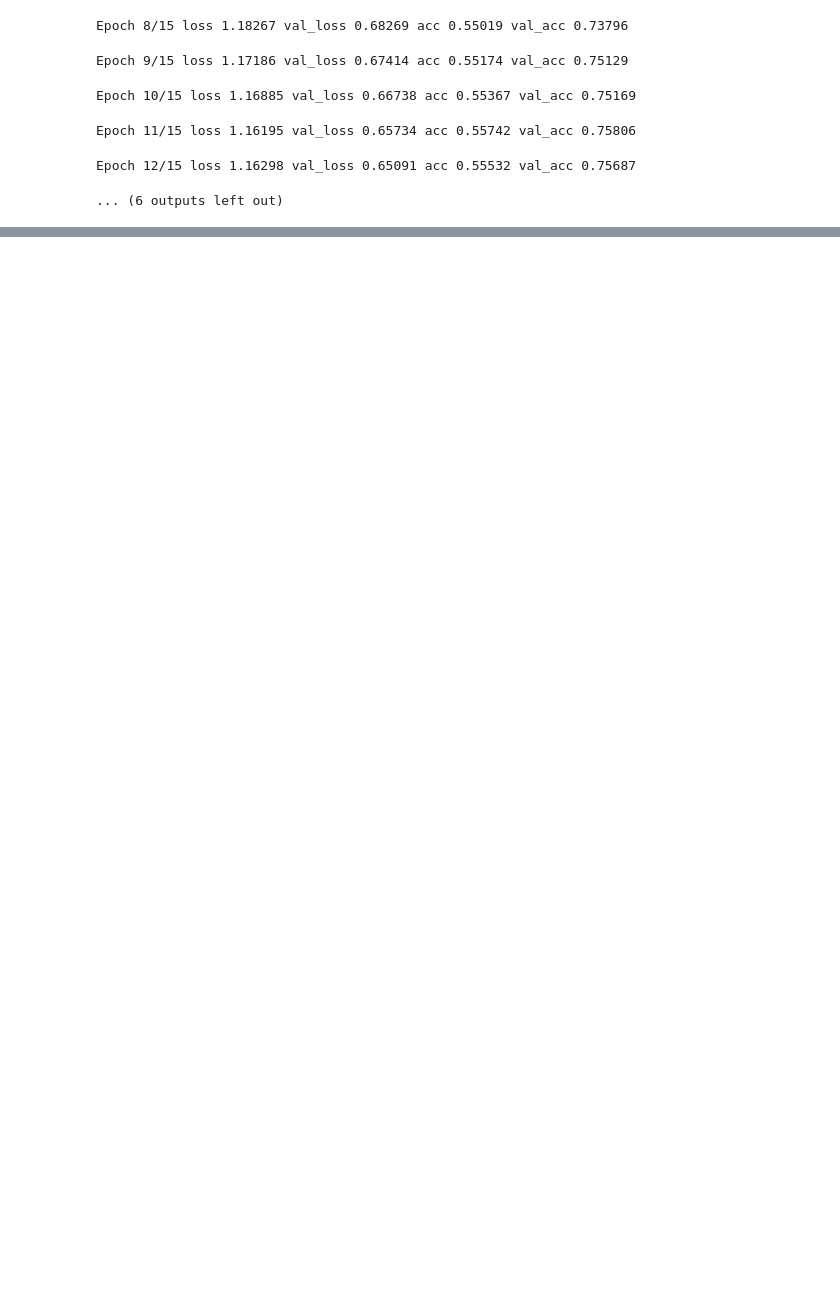
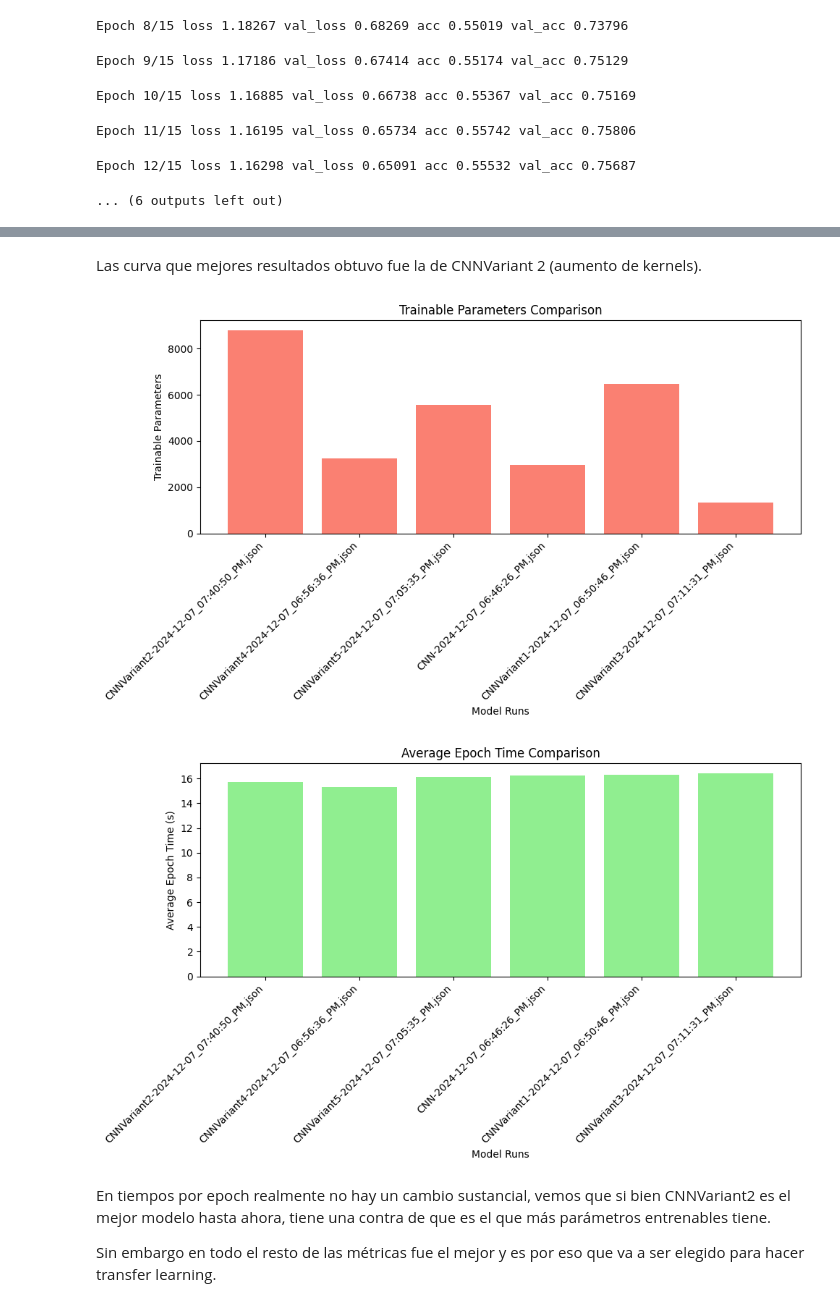
Before and after one commit to jmestanza/deep-learning, a Jupyter notebook: Mestanza-Joaquin-DL-TP Co17.ipynb, the cells around one changed output, grey strips where cells are left out. Saved outputs shown, nothing was run; the diff lists cells and outputs as text; code cells hidden in the pictures; blank space fills up the shorter version.

Commit message:
Listo para hacer transfer learning (parte 2.b)

```diff
--- a/Mestanza-Joaquin-DL-TP Co17.ipynb
+++ b/Mestanza-Joaquin-DL-TP Co17.ipynb
@@ -2207,0 +2284,58 @@ for json_file in json_files:
+# %% [markdown]
+Las curva que mejores resultados obtuvo fue la de CNNVariant 2 (aumento de kernels).
+# %%
+import matplotlib.pyplot as plt
+import numpy as np
+
+# Sample `runs_data` dictionary (replace with your actual data)
+# Extract relevant information
+run_names = []
+validation_accs = []
+trainable_params = []
+avg_epoch_times = []
+
+for run, data in runs_data.items():
+    run_names.append(run)
+    validation_accs.append(data["epoch_v_acc"][-1])  # Last epoch validation accuracy
+    trainable_params.append(data["trainable_params"])
+    avg_epoch_times.append(np.mean(data["t_epoch"]))  # Average epoch time
+
+# Sort the data by validation accuracy for better comparison
+sorted_indices = np.argsort(validation_accs)[::-1]
+run_names = [run_names[i] for i in sorted_indices]
+validation_accs = [validation_accs[i] for i in sorted_indices]
+trainable_params = [trainable_params[i] for i in sorted_indices]
+avg_epoch_times = [avg_epoch_times[i] for i in sorted_indices]
+
+# # Plot validation accuracy
+# plt.figure(figsize=(10, 6))
+# plt.bar(run_names, validation_accs, color='skyblue')
+# plt.ylabel('Validation Accuracy')
+# plt.xlabel('Model Runs')
+# plt.title('Validation Accuracy Comparison')
+# plt.xticks(rotation=45, ha='right')
+# plt.tight_layout()
+# plt.show()
+
+# Plot trainable parameters
+plt.figure(figsize=(10, 6))
+plt.bar(run_names, trainable_params, color='salmon')
+plt.ylabel('Trainable Parameters')
+plt.xlabel('Model Runs')
+plt.title('Trainable Parameters Comparison')
+plt.xticks(rotation=45, ha='right')
+plt.tight_layout()
+plt.show()
+
+# Plot average epoch times
+plt.figure(figsize=(10, 6))
+plt.bar(run_names, avg_epoch_times, color='lightgreen')
+plt.ylabel('Average Epoch Time (s)')
+plt.xlabel('Model Runs')
+plt.title('Average Epoch Time Comparison')
+plt.xticks(rotation=45, ha='right')
+plt.tight_layout()
+plt.show()
+# %% [output]
+[figure, added]
+[figure, added]
@@ -2207,0 +2363,4 @@ for json_file in json_files:
+# %% [markdown]
+En tiempos por epoch realmente no hay un cambio sustancial, vemos que si bien CNNVariant2 es el mejor modelo hasta ahora, tiene una contra de que es el que más parámetros entrenables tiene.
+
+Sin embargo en todo el resto de las métricas fue el mejor y es por eso que va a ser elegido para hacer transfer learning.
```
Also changed, not shown: parts of 6 cells of this notebook.
